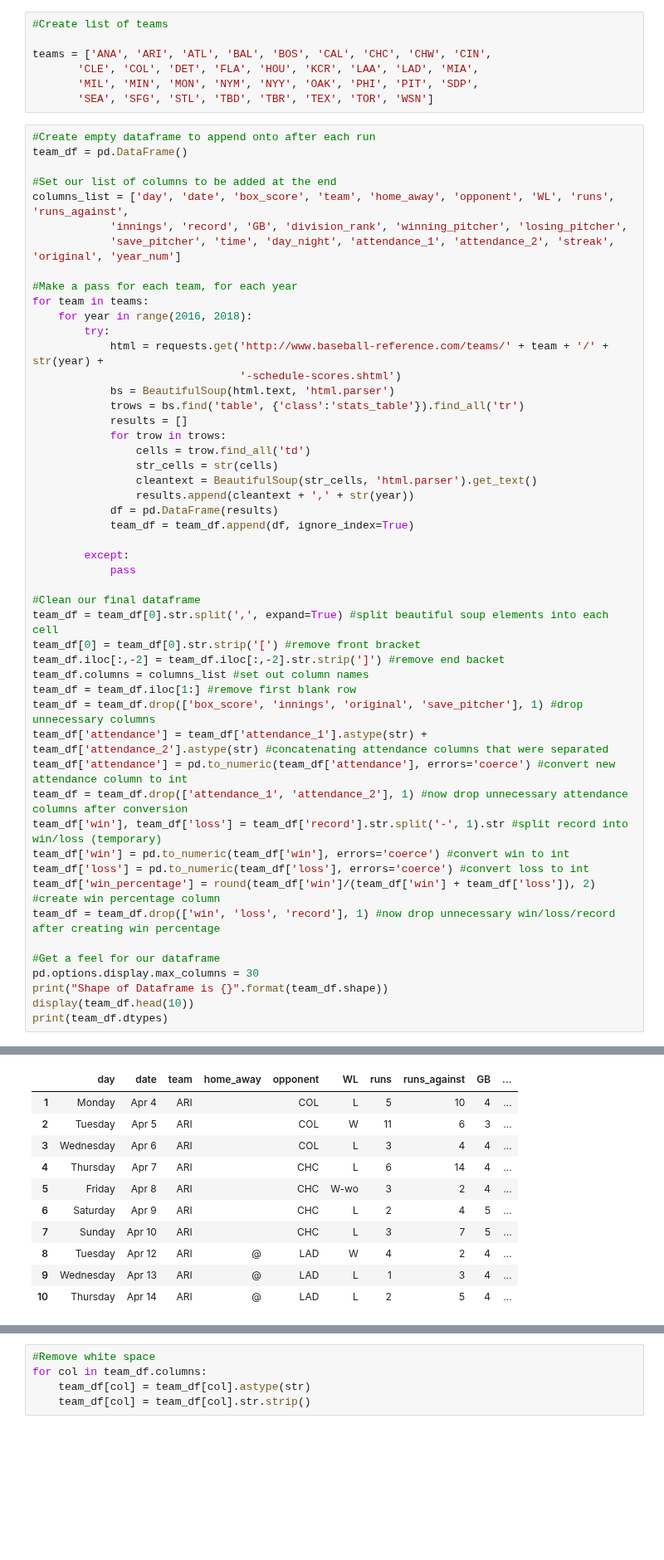
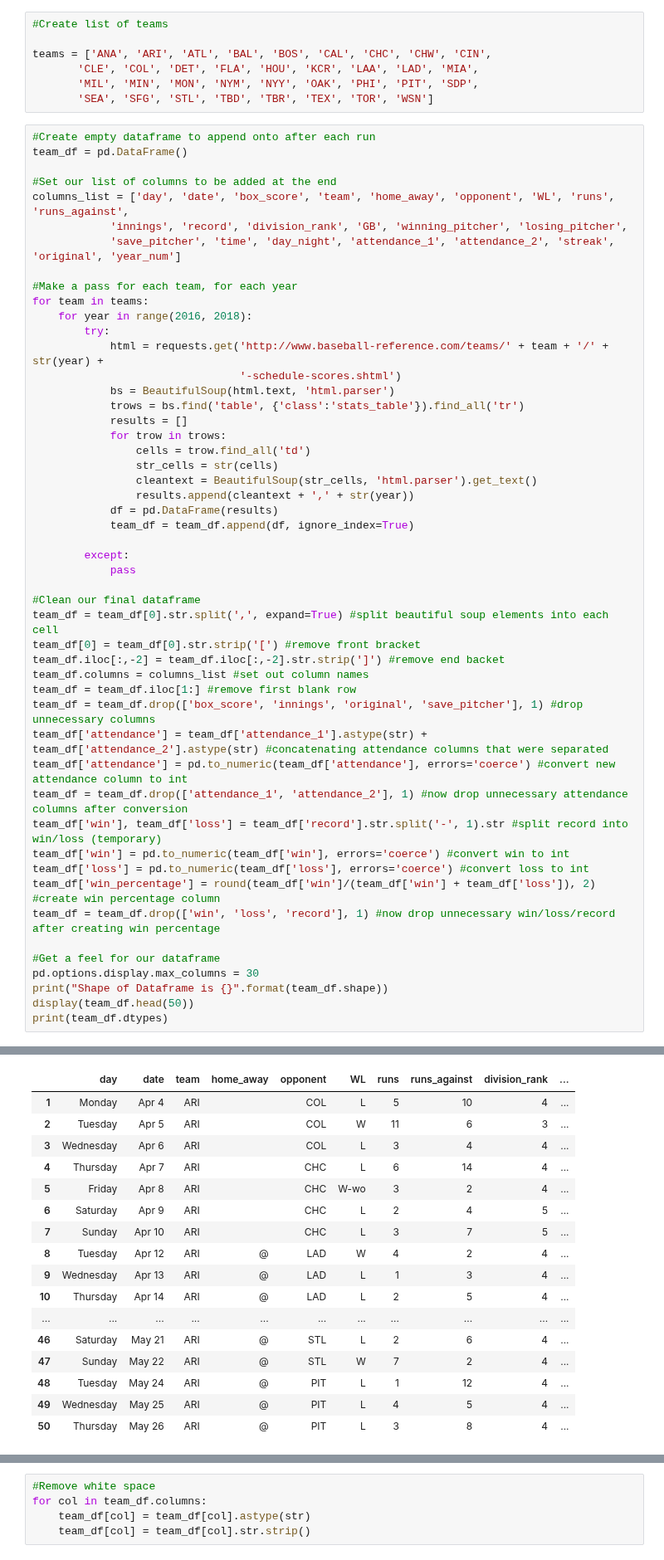
Before and after one commit to str007/Thinkful, a Jupyter notebook: Time_Series_Challenge.ipynb, the cells around one changed output, grey strips where cells are left out. Shown at 83% size. Cells and saved outputs as stored; diff of their text form; blank space fills up the shorter version.

```diff
--- a/Time_Series_Challenge.ipynb
+++ b/Time_Series_Challenge.ipynb
@@ -24,7 +30,7 @@ team_df = pd.DataFrame()
 
 #Set our list of columns to be added at the end
 columns_list = ['day', 'date', 'box_score', 'team', 'home_away', 'opponent', 'WL', 'runs', 'runs_against',
-            'innings', 'record', 'GB', 'division_rank', 'winning_pitcher', 'losing_pitcher',
+            'innings', 'record', 'division_rank', 'GB', 'winning_pitcher', 'losing_pitcher',
             'save_pitcher', 'time', 'day_night', 'attendance_1', 'attendance_2', 'streak', 'original', 'year_num']
 
 #Make a pass for each team, for each year
@@ -42,35 +48,35 @@ for team in teams:
                 cleantext = BeautifulSoup(str_cells, 'html.parser').get_text()
                 results.append(cleantext + ',' + str(year))
             df = pd.DataFrame(results)
             team_df = team_df.append(df, ignore_index=True)
 
         except:
             pass
 
 #Clean our final dataframe
 team_df = team_df[0].str.split(',', expand=True) #split beautiful soup elements into each cell
 team_df[0] = team_df[0].str.strip('[') #remove front bracket
 team_df.iloc[:,-2] = team_df.iloc[:,-2].str.strip(']') #remove end backet
 team_df.columns = columns_list #set out column names
 team_df = team_df.iloc[1:] #remove first blank row
 team_df = team_df.drop(['box_score', 'innings', 'original', 'save_pitcher'], 1) #drop unnecessary columns
 team_df['attendance'] = team_df['attendance_1'].astype(str) + team_df['attendance_2'].astype(str) #concatenating attendance columns that were separated
 team_df['attendance'] = pd.to_numeric(team_df['attendance'], errors='coerce') #convert new attendance column to int
 team_df = team_df.drop(['attendance_1', 'attendance_2'], 1) #now drop unnecessary attendance columns after conversion
 team_df['win'], team_df['loss'] = team_df['record'].str.split('-', 1).str #split record into win/loss (temporary)
 team_df['win'] = pd.to_numeric(team_df['win'], errors='coerce') #convert win to int
 team_df['loss'] = pd.to_numeric(team_df['loss'], errors='coerce') #convert loss to int
 team_df['win_percentage'] = round(team_df['win']/(team_df['win'] + team_df['loss']), 2) #create win percentage column
 team_df = team_df.drop(['win', 'loss', 'record'], 1) #now drop unnecessary win/loss/record after creating win percentage
 
 #Get a feel for our dataframe
 pd.options.display.max_columns = 30
 print("Shape of Dataframe is {}".format(team_df.shape))
-display(team_df.head(10))
+display(team_df.head(50))
 print(team_df.dtypes)
 # %% [output]
 Shape of Dataframe is (10535, 18)
-|  | day | date | team | home_away | opponent | WL | runs | runs_against | GB | ... |
+|  | day | date | team | home_away | opponent | WL | runs | runs_against | division_rank | ... |
 | 1 | Monday | Apr 4 | ARI |  | COL | L | 5 | 10 | 4 | ... |
 | 2 | Tuesday | Apr 5 | ARI |  | COL | W | 11 | 6 | 3 | ... |
 | 3 | Wednesday | Apr 6 | ARI |  | COL | L | 3 | 4 | 4 | ... |
@@ -81,6 +87,12 @@ Shape of Dataframe is (10535, 18)
 | 8 | Tuesday | Apr 12 | ARI | @ | LAD | W | 4 | 2 | 4 | ... |
 | 9 | Wednesday | Apr 13 | ARI | @ | LAD | L | 1 | 3 | 4 | ... |
 | 10 | Thursday | Apr 14 | ARI | @ | LAD | L | 2 | 5 | 4 | ... |
+| ... | ... | ... | ... | ... | ... | ... | ... | ... | ... | ... |
+| 46 | Saturday | May 21 | ARI | @ | STL | L | 2 | 6 | 4 | ... |
+| 47 | Sunday | May 22 | ARI | @ | STL | W | 7 | 2 | 4 | ... |
+| 48 | Tuesday | May 24 | ARI | @ | PIT | L | 1 | 12 | 4 | ... |
+| 49 | Wednesday | May 25 | ARI | @ | PIT | L | 4 | 5 | 4 | ... |
+| 50 | Thursday | May 26 | ARI | @ | PIT | L | 3 | 8 | 4 | ... |
 day                 object
 date                object
 team                object
```
Also changed, not shown: parts of 18 cells of this notebook.
